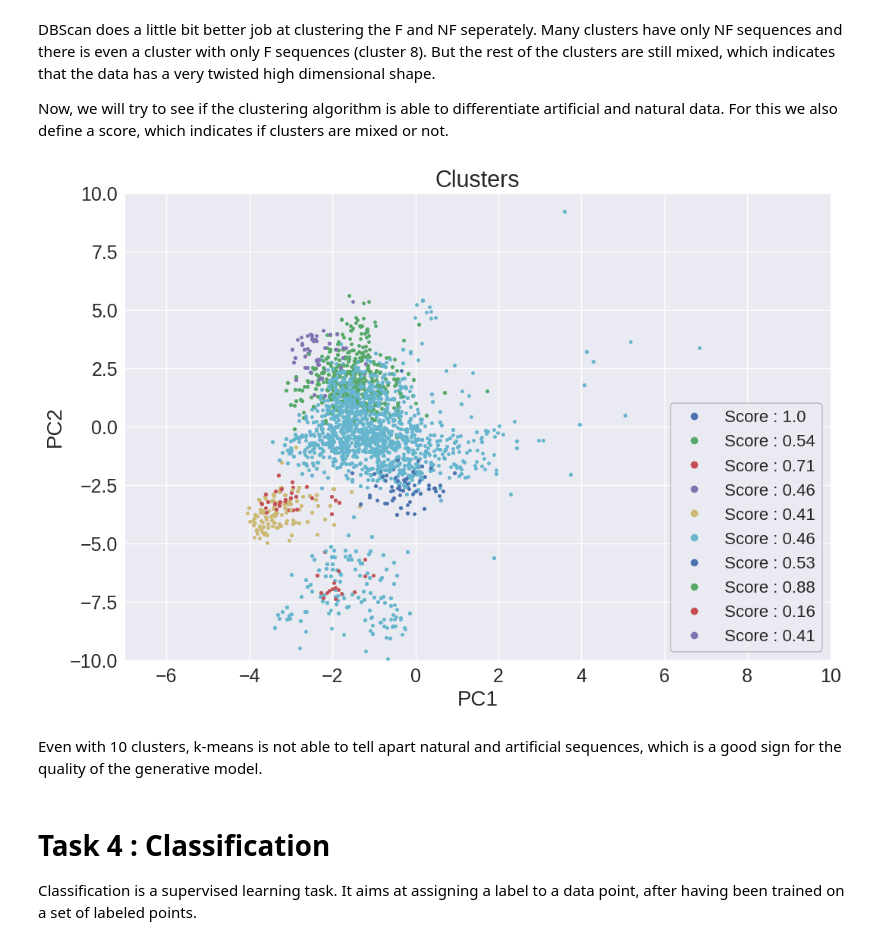
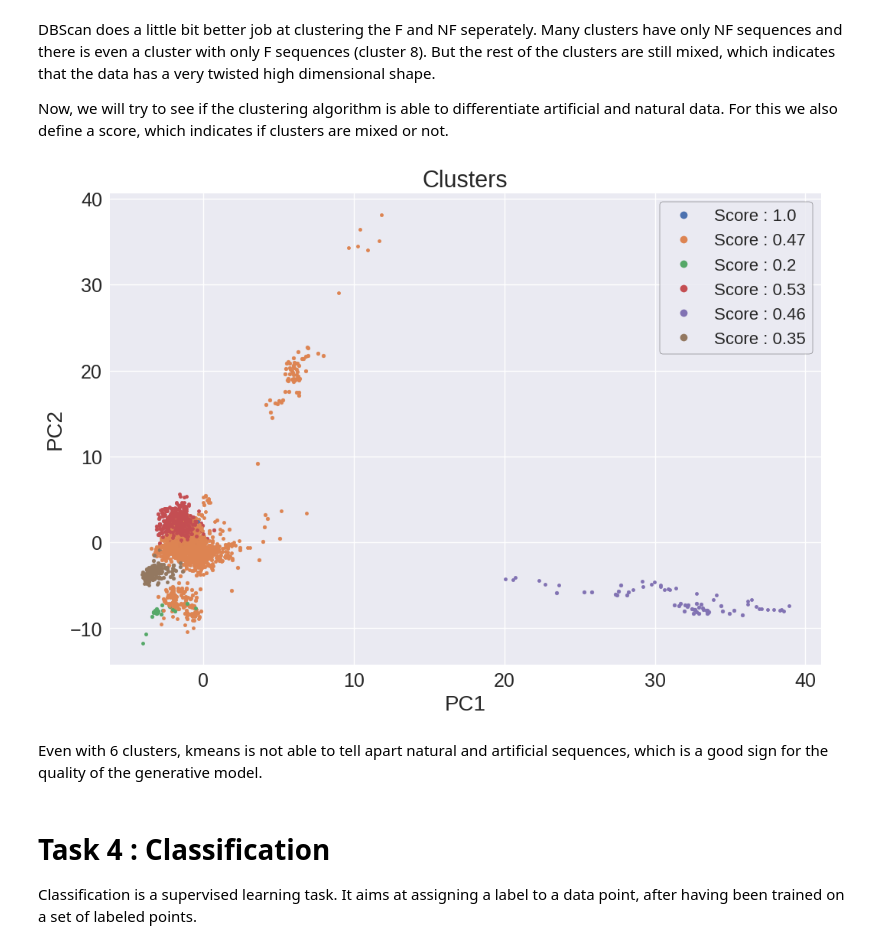
Before and after one commit to vicdlp/CS_project, a Jupyter notebook: CS_project.ipynb, the cells around one changed output. Saved outputs shown, nothing was run; the diff lists cells and outputs as text; code cells hidden in the pictures.

```diff
--- a/CS_project.ipynb
+++ b/CS_project.ipynb
@@ -6,10 +6,14 @@
 !pip install biopython # Install the biopython library which contains the SeqIO module.
 from Bio import SeqIO # to read protein sequences
 import numpy as np
-from sklearn.decomposition import PCA
 import matplotlib.pyplot as plt
 from scipy import stats
 import re
+import seaborn as sns
+from cycler import cycler
+
+
+colors = sns.color_palette("deep", n_colors=15)
 
 # Set plot style for a cleaner visual appearance
 plt.style.use('seaborn-v0_8')
@@ -22,8 +26,9 @@ plt.rcParams.update({
     'xtick.labelsize': 18,      # X-tick label font size
     'ytick.labelsize': 18,      # Y-tick label font size
     'legend.fontsize': 16,      # Legend font size
-    'figure.figsize': (12, 8),  # Set default figure size to 16x9
+    'figure.figsize': (12, 8),  # Set default figure size
     'legend.frameon': True,
-    'legend.edgecolor' : '0.1'
+    'legend.edgecolor' : '0.1',
+    'axes.prop_cycle': cycler(color=colors)
 })
 # %% [output]
@@ -341,42 +344,40 @@ X = np.concatenate((X_nat, X_art))
 X_pca = pca.transform(X)
 y = np.concatenate((np.zeros(len(X_nat)), np.ones(len(X_art)))) # labels : 0 for natural data, 1 for artificial data
 
-k = 10 # Number of clusters
+k = 6 # Number of clusters
 
 # Apply KMeans clustering to the natural data only
 kmeans = KMeans(n_clusters=k, random_state=0)
 kmeans.fit(X)  # Fit KMeans
 
 # Get cluster labels for each data point
 cluster_labels = kmeans.labels_
 
 plt.figure(figsize=(12,8))
-plt.xlim((-7,10))
-plt.ylim((-10,10))
 
 for i in range(k): # for each cluster...
   mask = (cluster_labels == i)
   X_cluster = X_pca[mask]
   y_cluster = y[mask]
 
   X_cluster_nat = X_cluster[y_cluster == 0]
   X_cluster_art = X_cluster[y_cluster == 1]
   cluster_score = round(len(X_cluster_art)/(len(X_cluster_nat)+len(X_cluster_art)),2)
 
-  # ...plot the cluster in PCA space with F or NF as colormap
+  # ...plot the cluster in PCA space
 
   plt.scatter(X_cluster_nat[:, 0], X_cluster_nat[:, 1], marker = '.')
   plt.plot(X_cluster_art[:, 0], X_cluster_art[:, 1], '.', label= f'Score : {cluster_score}')
 
-plt.legend(markerscale = 2, loc = 4)
+plt.legend(markerscale = 2, loc = 1)
 plt.title('Clusters')
 plt.xlabel('PC1')
 plt.ylabel('PC2')
 plt.show()
 # %% [output]
-[figure, old version]
+[figure, new version]
 # %% [markdown]
-Even with 10 clusters, k-means is not able to tell apart natural and artificial sequences, which is a good sign for the quality of the generative model.
+Even with 6 clusters, kmeans is not able to tell apart natural and artificial sequences, which is a good sign for the quality of the generative model.
 # %% [markdown]
 # Task 4 : Classification
 
```
Also changed, not shown: parts of 14 cells of this notebook.
